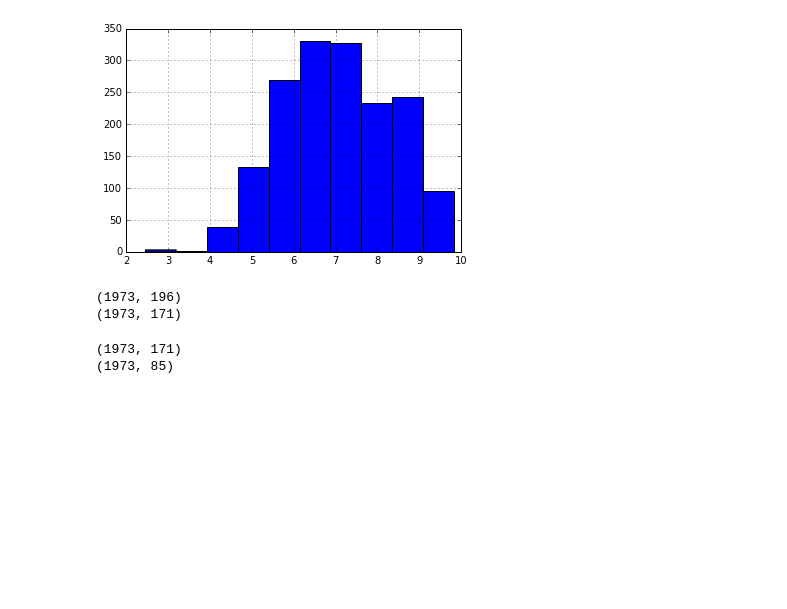
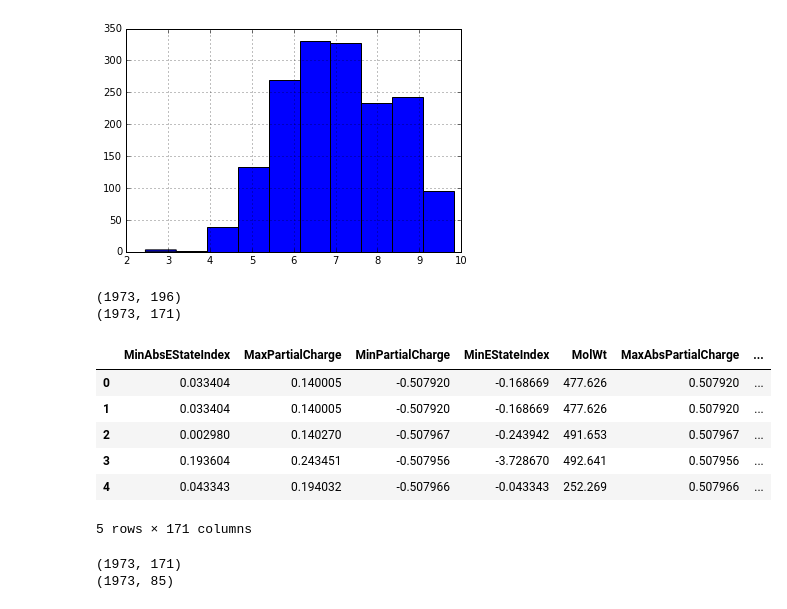
Before and after one commit to martin-sicho/MI_ADM, a Jupyter notebook: learn.ipynb, the cells around one changed output. Cells and saved outputs as stored; diff of their text form; code cells hidden in the pictures; blank space fills up the shorter version.

```diff
--- a/learn.ipynb
+++ b/learn.ipynb
@@ -66,24 +66,32 @@ data[data.comment == 'Unspecified'].ic50_experiment.hist().plot()
 # %%
 from sklearn.feature_selection import VarianceThreshold
 
 descriptors = data.iloc[:,3:]
 descriptors_names = data.columns.values[3:]
 
 def show_feat_sele_results(model, descriptors, descriptors_names):
     print(descriptors.shape)
     descriptors = descriptors.iloc[:,model.get_support()]
     descriptors_names = descriptors_names[model.get_support()]
     print(descriptors.shape)
 
     return descriptors, descriptors_names
 
 var_sel = VarianceThreshold()
 var_sel.fit(descriptors)
 
 descriptors, descriptors_names = show_feat_sele_results(var_sel, descriptors, descriptors_names)
+descriptors[:5]
 # %% [output]
 (1973, 196)
 (1973, 171)
+|  | MinAbsEStateIndex | MaxPartialCharge | MinPartialCharge | MinEStateIndex | MolWt | MaxAbsPartialCharge | ... |
+| 0 | 0.033404 | 0.140005 | -0.507920 | -0.168669 | 477.626 | 0.507920 | ... |
+| 1 | 0.033404 | 0.140005 | -0.507920 | -0.168669 | 477.626 | 0.507920 | ... |
+| 2 | 0.002980 | 0.140270 | -0.507967 | -0.243942 | 491.653 | 0.507967 | ... |
+| 3 | 0.193604 | 0.243451 | -0.507956 | -3.728670 | 492.641 | 0.507956 | ... |
+| 4 | 0.043343 | 0.194032 | -0.507966 | -0.043343 | 252.269 | 0.507966 | ... |
+5 rows × 171 columns
 # %%
 from sklearn.feature_selection import SelectPercentile
 from sklearn.feature_selection import f_regression
```
Also changed, not shown: parts of 9 cells of this notebook.
